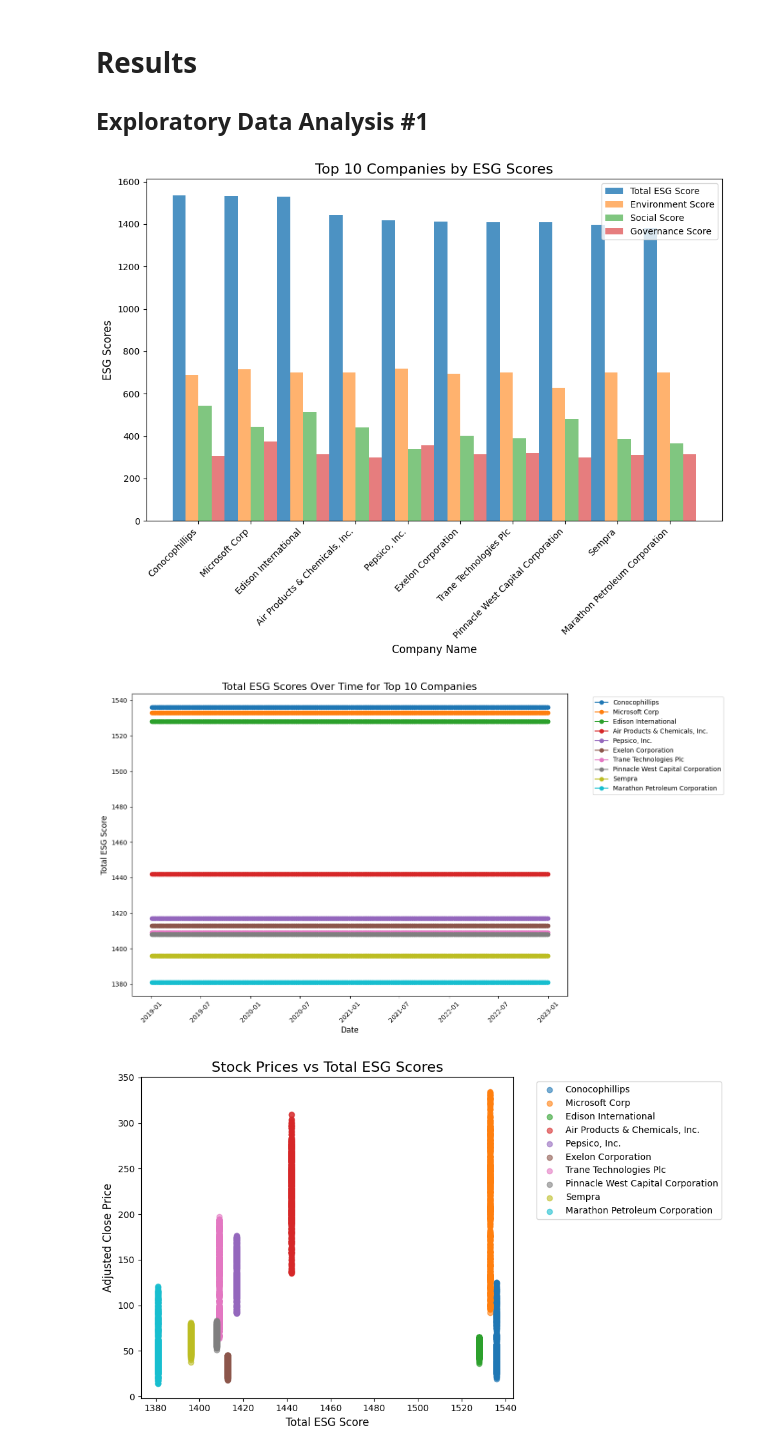
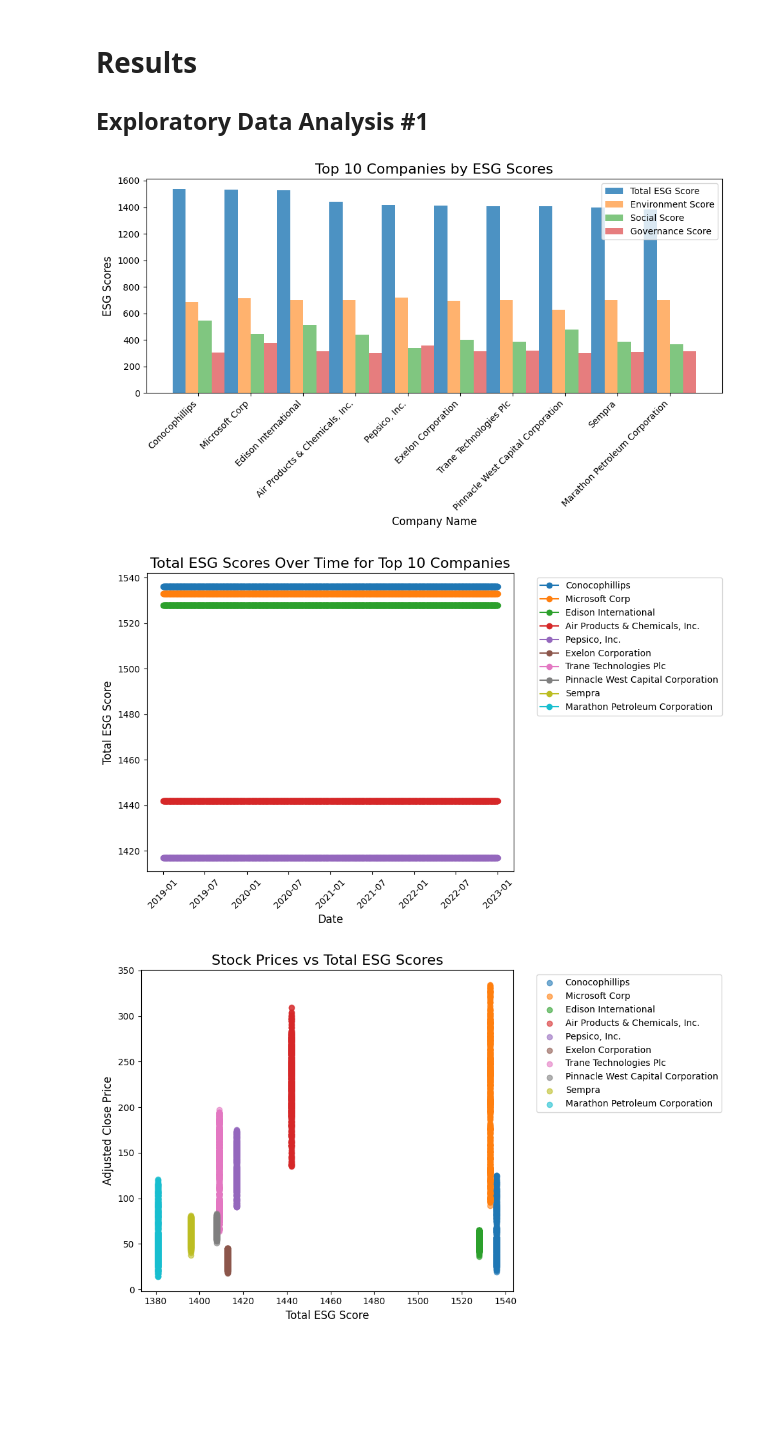
Before and after one commit to JacquelynGarcia/ESGStockPredictor, a Jupyter notebook: FinalProject_Group025_FA24_with_changes.ipynb, the cells around one changed output. Saved outputs shown, nothing was run; the diff lists cells and outputs as text; code cells hidden in the pictures; blank space fills up the shorter version.

Commit message:
resizing visualizations

```diff
--- a/FinalProject_Group025_FA24_with_changes.ipynb
+++ b/FinalProject_Group025_FA24_with_changes.ipynb
@@ -305,40 +303,40 @@ import matplotlib.pyplot as plt
 agg_data = final_data.groupby("Name").agg({
     "environment_score": "mean",
     "social_score": "mean",
     "governance_score": "mean",
     "total_score": "mean"
 }).reset_index()
 
 # Sorting data by total_score and extracting the top 10 companies
 top_10_companies = agg_data.sort_values(by="total_score", ascending=False).head(10)
 
 # Top 10 companies with highest ESG scores
-plt.figure(figsize=(10, 8))
+plt.figure(figsize=(10, 6))
 bar_width = 0.25
 
 positions = range(len(top_10_companies))
 
 plt.bar([p for p in positions], top_10_companies["total_score"], width=bar_width, label='Total ESG Score', alpha=0.8)
 plt.bar([p + bar_width for p in positions], top_10_companies["environment_score"], width=bar_width, label='Environment Score', alpha=0.6)
 plt.bar([p + 2 * bar_width for p in positions], top_10_companies["social_score"], width=bar_width, label='Social Score', alpha=0.6)
 plt.bar([p + 3 * bar_width for p in positions], top_10_companies["governance_score"], width=bar_width, label='Governance Score', alpha=0.6)
 
 # Labels and Title
 plt.xlabel("Company Name", fontsize=12)
 plt.ylabel("ESG Scores", fontsize=12)
 plt.title("Top 10 Companies by ESG Scores", fontsize=16)
 plt.xticks([p + 1.5 * bar_width for p in positions], top_10_companies["Name"], rotation=45, ha="right")
 plt.legend()
 plt.tight_layout()
 
 plt.show()
 # %% [output]
-[figure, old version]
+[figure, new version]
 # %%
 top_10_names = top_10_companies["Name"].tolist()
 filtered_data = final_data[final_data["Name"].isin(top_10_names)]
 # %%
-plt.figure(figsize=(14, 8))
+plt.figure(figsize=(10, 6))
 for name in top_10_names:
     company_data = filtered_data[filtered_data["Name"] == name]
     plt.plot(company_data["Date"], company_data["total_score"], marker='o', label=name)
@@ -351,7 +349,7 @@ plt.xticks(rotation=45)
 plt.tight_layout()
 plt.show()
 # %% [output]
-[figure, old version]
+[figure, new version]
 # %%
 plt.figure(figsize=(10, 6))
 
```
Also changed, not shown: parts of 7 cells of this notebook.
